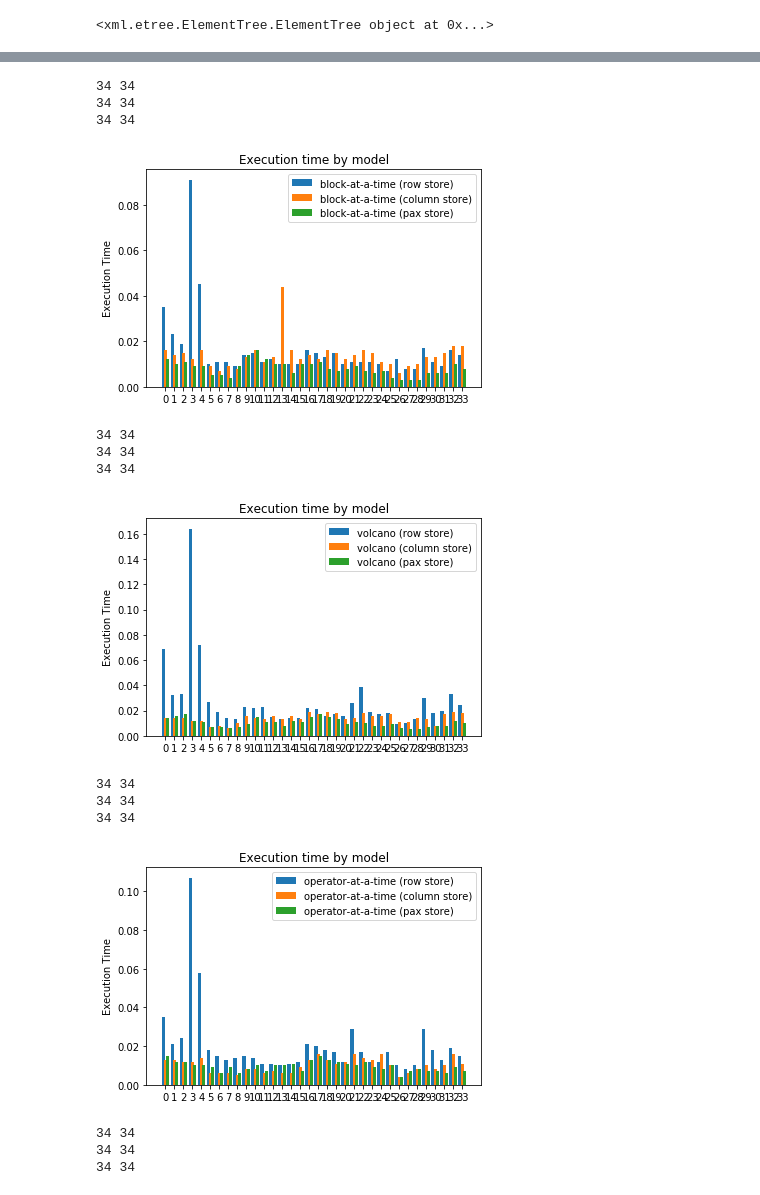
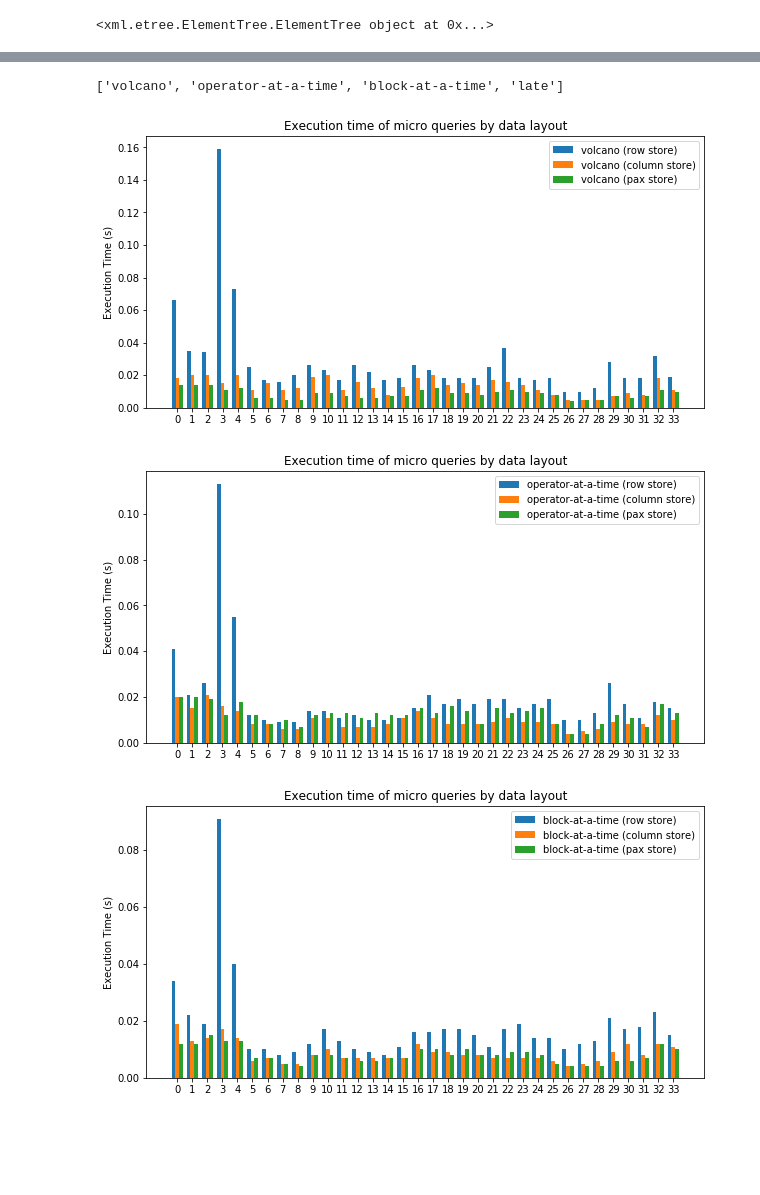
Before and after one commit to Arbaba/DatabaseSystems, a Jupyter notebook: Analysis.ipynb, the cells around one changed output, grey strips where cells are left out. Drawn from its saved outputs; the diff is of its cells as text; code cells hidden in the pictures; blank space fills up the shorter version.

```diff
--- a/Analysis.ipynb
+++ b/Analysis.ipynb
@@ -58,4 +66,4 @@ block = "block-at-a-time"
 volcano = "volcano"
 operator = "operator-at-a-time"
 late ="late"
-models = [block, volcano, operator, late]
+models = [volcano, operator, block, late]
@@ -76,22 +108,21 @@ micro = byModel(bars,1,35)
 # %%
-def plot(bars, n):
+def plot(bars, n, title):
     ind = np.arange(n)    # the x locations for the groups
     width = 0.35       # the width of the bars: can also be len(x) sequence
-
+    barWidth = 0.25
     #p1 = plt.bar(ind, menMeans, width, yerr=menStd)
     #p2 = plt.bar(ind, womenMeans, width,
                  #bottom=menMeans, yerr=womenStd)
     ps = []
     r=ind
+    plt.figure(figsize=(10,5))
     for name, times in bars.items():
-        print(len(r), len(times))
-        ps.append(plt.bar(r, times, width))
+        ps.append(plt.bar(r, times, barWidth))
         r = [x + barWidth for x in r]
-    plt.ylabel('Execution Time')
-    plt.title('Execution time by model')
+    plt.ylabel('Execution Time (s)')
+    plt.title(title)
     #plt.xticks(ind, tuple([str(i) for i in range(n)]))
     plt.xticks([y + barWidth for y in range(n)], tuple([str(i) for i in range(n)]))
-    #plt.yticks(np.arange(0, 100, 10))
+    #plt.yticks(np.linspace(0, 0.1 , 10))
     plt.legend(tuple(ps), tuple(bars.keys()))
-
     plt.show()
@@ -120,19 +129,11 @@ plot(micro[block], 34)
+# %%
+models
+# %% [output]
+['volcano', 'operator-at-a-time', 'block-at-a-time', 'late']
 # %%
 for model in models:
-    plot(micro[model], 34)
+    plot(micro[model], 34, "Execution time of micro queries by data layout")
 # %% [output]
-34 34
-34 34
-34 34
-[figure, old version]
+[figure, new version]
-34 34
-34 34
-34 34
-[figure, old version]
+[figure, new version]
-34 34
-34 34
-34 34
-[figure, old version]
+[figure, new version]
-34 34
-34 34
-34 34
```
Also changed, not shown: parts of 17 cells of this notebook, 6 other files.
